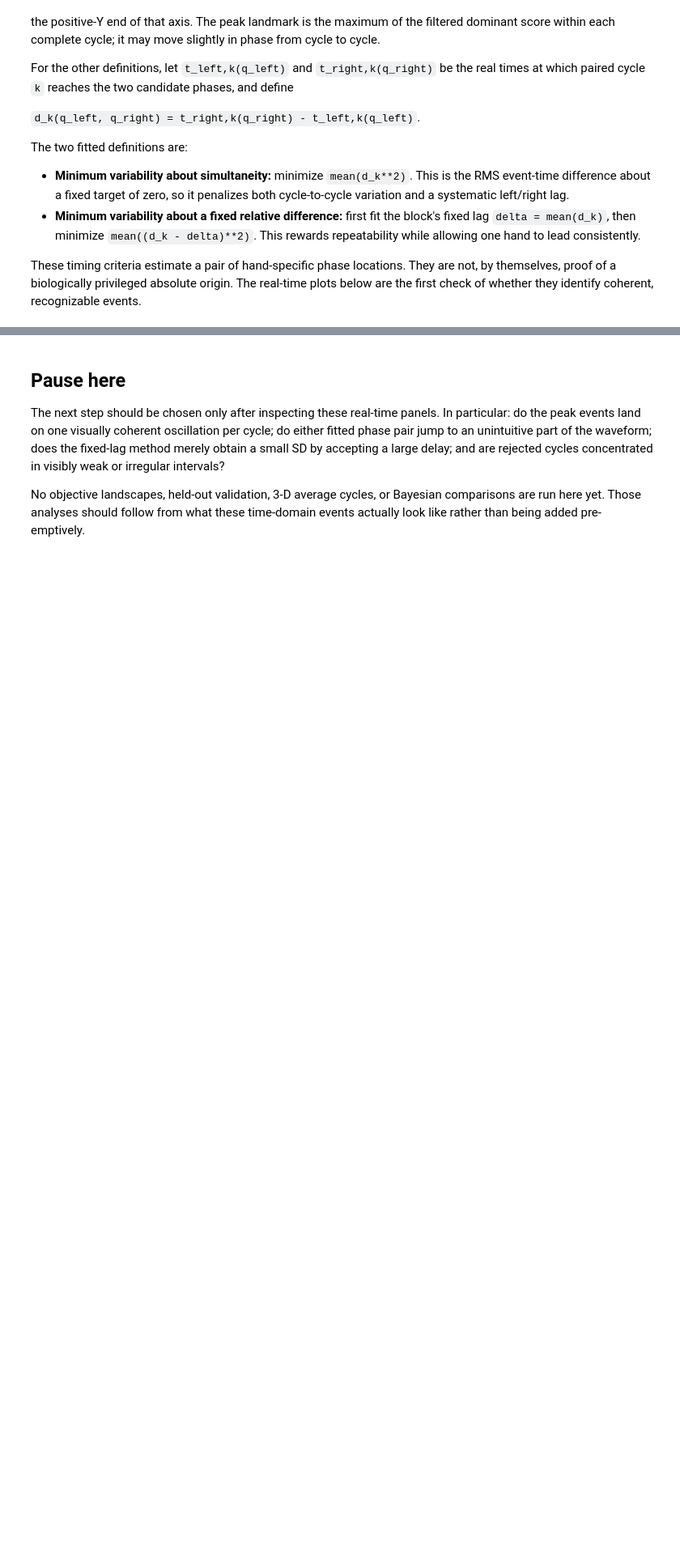
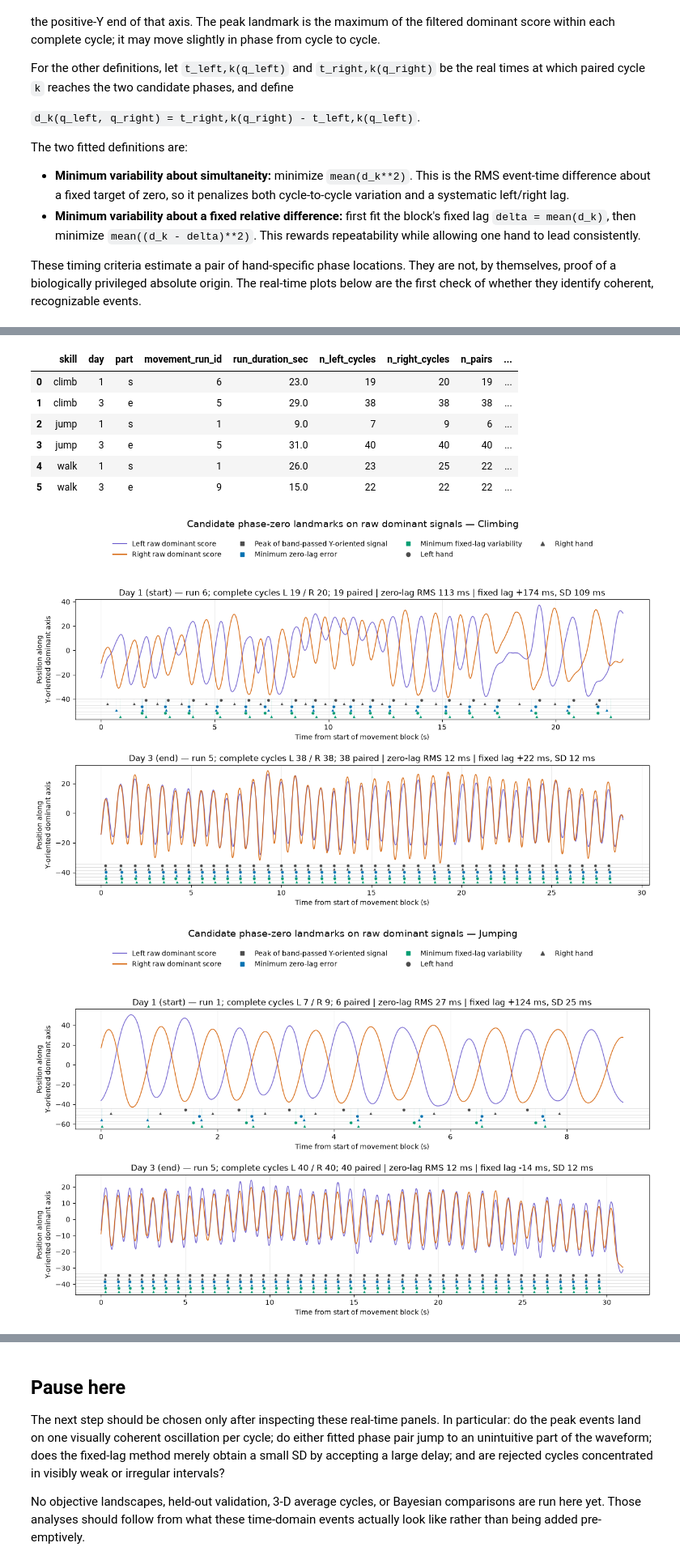
Before and after one commit to Motor-Learning-Lab/phase-coordinates, a Jupyter notebook: notebooks/gorilla_tag_analysis/06_phase_alignment_landmarks.ipynb, the cells around one changed output, grey strips where cells are left out. Shown at 81% size. Drawn from its saved outputs; the diff is of its cells as text; code cells hidden in the pictures; blank space fills up the shorter version.

```diff
--- a/notebooks/gorilla_tag_analysis/06_phase_alignment_landmarks.ipynb
+++ b/notebooks/gorilla_tag_analysis/06_phase_alignment_landmarks.ipynb
@@ -376,8 +497,8 @@ display(representatives[[
 ]].round(1))
 
 trace_handles = [
-    Line2D([0], [0], color=P.HAND_COLORS["l_hand"], lw=1.5, label="Left filtered dominant score"),
-    Line2D([0], [0], color=P.HAND_COLORS["r_hand"], lw=1.5, label="Right filtered dominant score"),
+    Line2D([0], [0], color=P.HAND_COLORS["l_hand"], lw=1.5, label="Left raw dominant score"),
+    Line2D([0], [0], color=P.HAND_COLORS["r_hand"], lw=1.5, label="Right raw dominant score"),
 ]
 method_handles = [
     Line2D([0], [0], marker="s", ls="none", color=color, label=METHOD_LABELS[method])
@@ -397,36 +518,45 @@ for skill in ("climb", "jump", "walk"):
         values = []
         for hand in HANDS:
             fit = fit_pair[hand]
             time = fit["samples"]["time"].to_numpy(float)
             raw = fit["reference_raw"]
-            filtered = fit["reference_filtered"]
             color = P.HAND_COLORS[hand]
-            ax.plot(time, raw, color=color, lw=0.6, alpha=0.22)
-            ax.plot(time, filtered, color=color, lw=1.3)
-            values.extend([raw, filtered])
+            ax.plot(time, raw, color=color, lw=1.15, alpha=0.90)
+            values.append(raw)
         finite = np.concatenate(values)
         finite = finite[np.isfinite(finite)]
         data_low, data_high = float(finite.min()), float(finite.max())
         add_event_tracks(ax, fit_pair, analysis, data_low, data_high)
         fixed = analysis["methods"]["fixed_relative"]
         simultaneous = analysis["methods"]["simultaneous"]
         ax.set_title(
             f"{P.DAY_LABELS[int(row.day)]} ({P.PART_LABELS[row.part]}) — run {int(row.movement_run_id)}; "
-            f"{int(row.n_pairs)} paired cycles | "
+            f"complete cycles L {int(row.n_left_cycles)} / R {int(row.n_right_cycles)}; "
+            f"{int(row.n_pairs)} paired | "
             f"zero-lag RMS {1000 * np.sqrt(np.mean(simultaneous['lags'] ** 2)):.0f} ms | "
             f"fixed lag {1000 * fixed['delta']:+.0f} ms, SD {1000 * fixed['lags'].std(ddof=1):.0f} ms"
         )
         ax.set_ylabel("Position along\nY-oriented dominant axis")
         ax.set_xlabel("Time from start of movement block (s)")
         ax.grid(axis="x", color="0.9", lw=0.6)
     fig.subplots_adjust(top=0.79, hspace=0.38)
     fig.suptitle(
-        f"Three candidate phase-zero landmarks — {P.SKILL_LABELS[skill]}",
+        f"Candidate phase-zero landmarks on raw dominant signals — {P.SKILL_LABELS[skill]}",
         fontsize=14, y=0.98,
     )
     fig.legend(
         handles=trace_handles + method_handles + hand_handles, loc="upper center",
         ncol=4, frameon=False, bbox_to_anchor=(0.5, 0.945),
     )
     P.save_figure(fig, f"stage6_{skill}_dominant_reference_events_realtime")
     plt.show()
+# %% [output]
+|  | skill | day | part | movement_run_id | run_duration_sec | n_left_cycles | n_right_cycles | n_pairs | ... |
+| 0 | climb | 1 | s | 6 | 23.0 | 19 | 20 | 19 | ... |
+| 1 | climb | 3 | e | 5 | 29.0 | 38 | 38 | 38 | ... |
+| 2 | jump | 1 | s | 1 | 9.0 | 7 | 9 | 6 | ... |
+| 3 | jump | 3 | e | 5 | 31.0 | 40 | 40 | 40 | ... |
+| 4 | walk | 1 | s | 1 | 26.0 | 23 | 25 | 22 | ... |
+| 5 | walk | 3 | e | 9 | 15.0 | 22 | 22 | 22 | ... |
+[figure, added]
+[figure, added]
```
Also changed, not shown: parts of 7 cells of this notebook, 6 other files.
